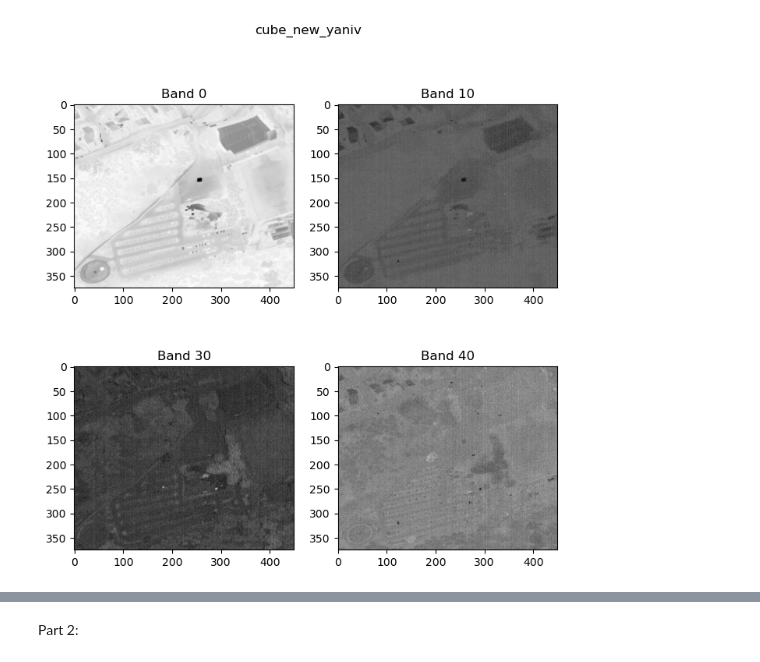
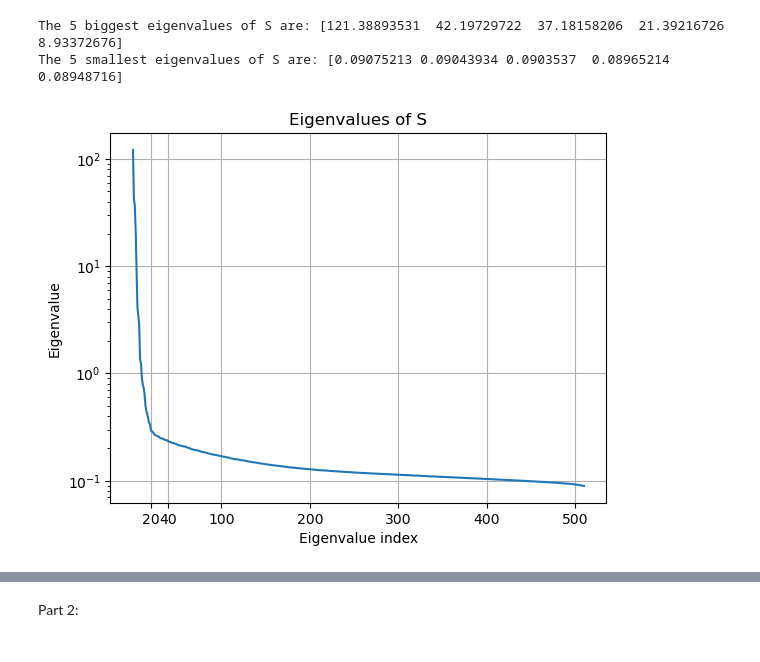
Before and after one commit to mazyaniv/Image-Processing, a Jupyter notebook: main.ipynb, the cells around one changed output, grey strips where cells are left out. Drawn from its saved outputs; the diff is of its cells as text; code cells hidden in the pictures.

```diff
--- a/main.ipynb
+++ b/main.ipynb
@@ -43,25 +58,24 @@ phi_n = np.cov(arg_cov_n.transpose())  #Transpose- Python vs. Matlab get_cov8(cu
 # %%
-eigenvalues_n, eigenvectors_n = np.linalg.eig(phi_n)
-sorted_indices = np.argsort(eigenvalues_n)[::-1]
-sorted_eigenvalues_n = eigenvalues_n[sorted_indices]
-sorted_eigenvectors_n = eigenvectors_n[:, sorted_indices]
-eignvalues_mat_n = np.diag(np.power(eigenvalues_n,-0.5))
-
-arg_cov_s = M.reshape(img.shape[0] * img.shape[1], img.shape[2])
-phi_s = np.cov(arg_cov_n.transpose())  #Transpose- Python vs. Matlab
-eigenvalues_s, eigenvectors_s = np.linalg.eig(phi_n)
-sorted_indices = np.argsort(eigenvalues_s)[::-1]
-sorted_eigenvalues_s = eigenvalues_s[sorted_indices]
-sorted_eigenvectors_s = eigenvectors_s[:, sorted_indices] #(511, 511)
-
-
-cube_new_yaniv = np.zeros(np.shape(my_cube))
-my_matrix = eignvalues_mat_n@sorted_eigenvectors_n.T#sorted_eigenvectors_s.T@eignvalues_mat_n@sorted_eigenvectors_n.T
-for i in range(np.shape(my_cube)[0]):
-    for j in range(np.shape(my_cube)[1]):
-        cube_new_yaniv[i,j,:] = my_matrix@my_cube[i,j,:]
+arg_cov_s = M_white.reshape(img.shape[0] * img.shape[1], img.shape[2])
+phi_s = np.cov(arg_cov_s.transpose())  #Transpose- Python vs. Matlab
+eigenvalues_s, eigenvectors_s = np.linalg.eig(phi_s)
+sorted_indices_s = np.argsort(eigenvalues_s)[::-1]
+sorted_eigenvalues_s = eigenvalues_s[sorted_indices_s]
+sorted_eigenvectors_s = eigenvectors_s[:, sorted_indices_s] #(511, 511)
-# %%
-bands = [0,10,30,40]
-visual(cube_new_yaniv, "cube_new_yaniv",bands)
-# %% [output]
-[figure, removed]
+# %%
+print("The 5 biggest eigenvalues of S are:", sorted_eigenvalues_s[0:5])
+print("The 5 smallest eigenvalues of S are:", sorted_eigenvalues_s[-5:])
+plt.plot(sorted_eigenvalues_s)
+plt.title("Eigenvalues of S")
+plt.xlabel("Eigenvalue index")
+x_ticks = [20,40]+list(np.linspace(100, 500, 5))
+plt.xticks(x_ticks)
+plt.ylabel("Eigenvalue")
+plt.grid()
+plt.yscale('log')
+plt.title("Eigenvalues of S")
+plt.show()
+# %% [output]
+The 5 biggest eigenvalues of S are: [121.38893531  42.19729722  37.18158206  21.39216726   8.93372676]
+The 5 smallest eigenvalues of S are: [0.09075213 0.09043934 0.0903537  0.08965214 0.08948716]
+[figure, added]
```
Also changed, not shown: parts of 9 cells of this notebook.
